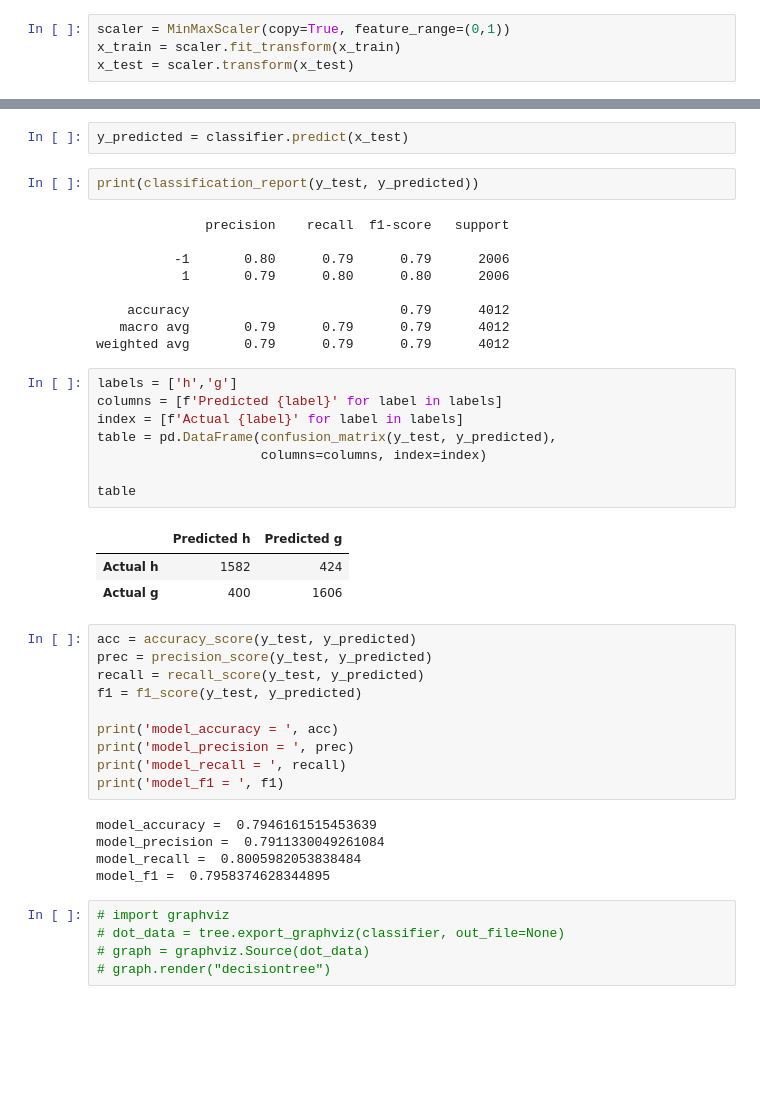
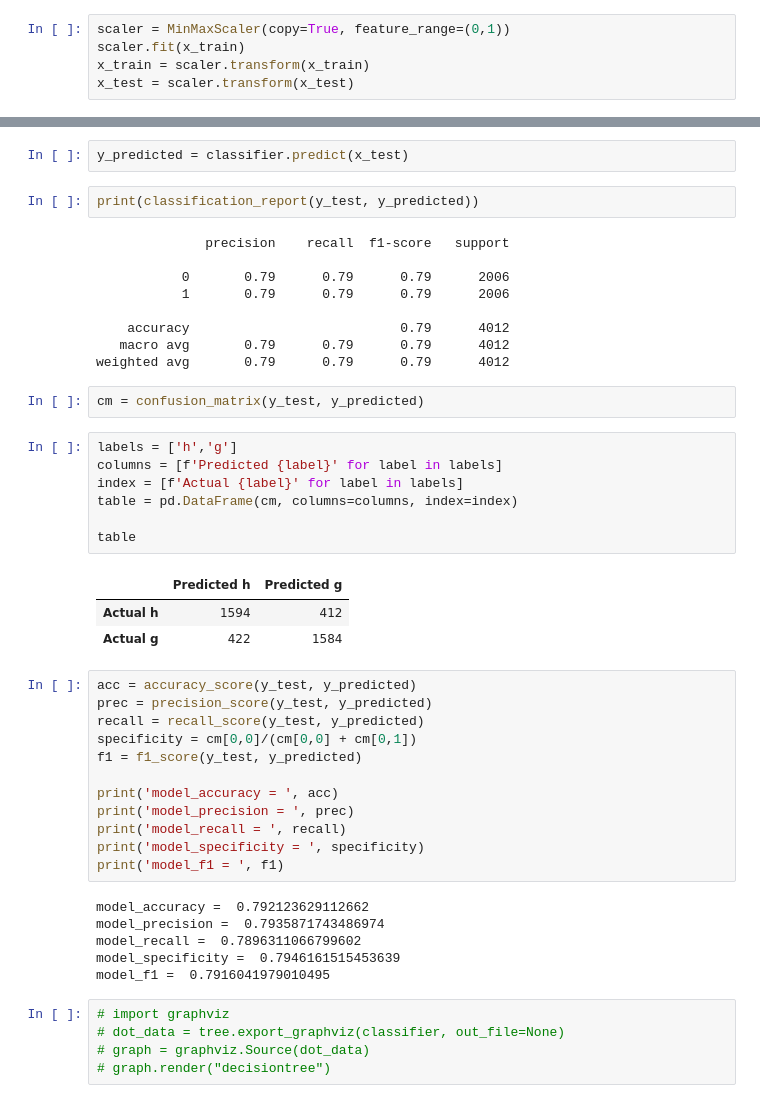
Before and after one commit to Ahmadsaidnouh/Term7-Artificial-Intelligence-Assignments, a Jupyter notebook: lab3/presentation/decision_tree.ipynb, the cells around one changed output, grey strips where cells are left out. Drawn from its saved outputs; the diff is of its cells as text; blank space fills up the shorter version.

```diff
--- a/lab3/presentation/decision_tree.ipynb
+++ b/lab3/presentation/decision_tree.ipynb
@@ -17,7 +17,8 @@ x_test = testingSet.iloc[:, :-1]  # features
 y_test = testingSet.iloc[:, -1]  # labels
 # %%
 scaler = MinMaxScaler(copy=True, feature_range=(0,1))
-x_train = scaler.fit_transform(x_train)
+scaler.fit(x_train)
+x_train = scaler.transform(x_train)
 x_test = scaler.transform(x_test)
 # %%
 classifier = tree.DecisionTreeClassifier()  # default is gini which gives better results if data is binary
@@ -46,39 +47,43 @@ print(classification_report(y_test, y_predicted))
 # %% [output]
               precision    recall  f1-score   support
 
-          -1       0.80      0.79      0.79      2006
-           1       0.79      0.80      0.80      2006
+           0       0.79      0.79      0.79      2006
+           1       0.79      0.79      0.79      2006
 
     accuracy                           0.79      4012
    macro avg       0.79      0.79      0.79      4012
 weighted avg       0.79      0.79      0.79      4012
+# %%
+cm = confusion_matrix(y_test, y_predicted)
 # %%
 labels = ['h','g']
 columns = [f'Predicted {label}' for label in labels]
 index = [f'Actual {label}' for label in labels]
-table = pd.DataFrame(confusion_matrix(y_test, y_predicted),
-                     columns=columns, index=index)
+table = pd.DataFrame(cm, columns=columns, index=index)
 
 table
 # %% [output]
 |  | Predicted h | Predicted g |
-| Actual h | 1582 | 424 |
-| Actual g | 400 | 1606 |
+| Actual h | 1594 | 412 |
+| Actual g | 422 | 1584 |
 # %%
 acc = accuracy_score(y_test, y_predicted)
 prec = precision_score(y_test, y_predicted)
 recall = recall_score(y_test, y_predicted)
+specificity = cm[0,0]/(cm[0,0] + cm[0,1])
 f1 = f1_score(y_test, y_predicted)
 
 print('model_accuracy = ', acc)
 print('model_precision = ', prec)
 print('model_recall = ', recall)
+print('model_specificity = ', specificity)
 print('model_f1 = ', f1)
 # %% [output]
-model_accuracy =  0.7946161515453639
-model_precision =  0.7911330049261084
-model_recall =  0.8005982053838484
-model_f1 =  0.7958374628344895
+model_accuracy =  0.792123629112662
+model_precision =  0.7935871743486974
+model_recall =  0.7896311066799602
+model_specificity =  0.7946161515453639
+model_f1 =  0.7916041979010495
 # %%
 # import graphviz
 # dot_data = tree.export_graphviz(classifier, out_file=None)
```
Also changed, not shown: 30 other files.
